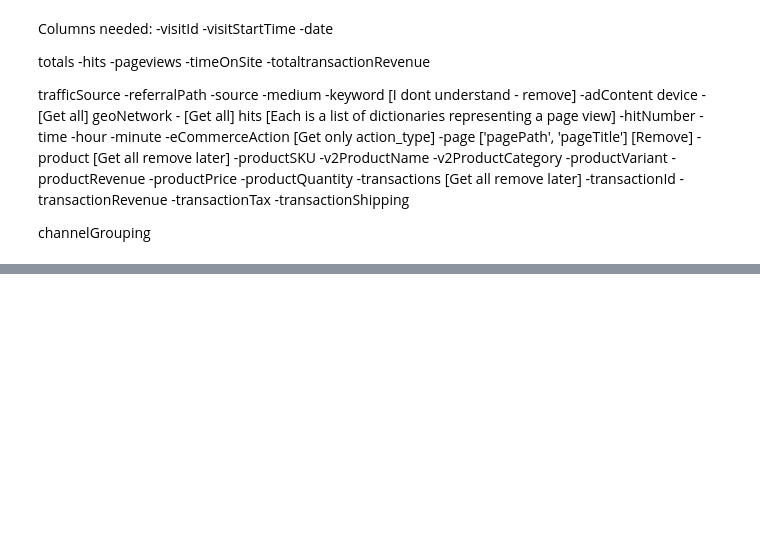
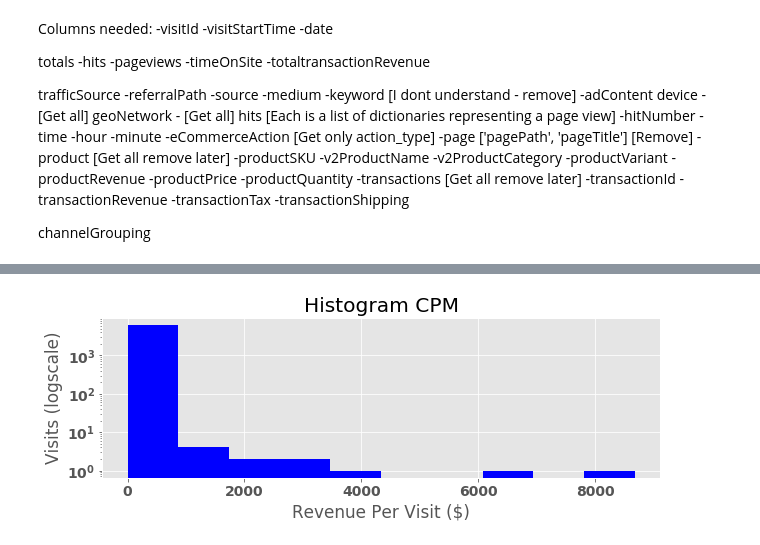
Before and after one commit to cliff-cheng/Capstone1, a Jupyter notebook: Ecommerce.ipynb, the cells around one changed output, grey strips where cells are left out. Drawn from its saved outputs; the diff is of its cells as text; code cells hidden in the pictures; blank space fills up the shorter version.

```diff
--- a/Ecommerce.ipynb
+++ b/Ecommerce.ipynb
@@ -451,0 +530,2 @@ ratios_barchart(df, 'operatingsystem', .02, 'Operating System Ratios')
+# %%
+cpm = purchase01_clean(df_cpm, 'totalrevenue')
@@ -451,0 +555,17 @@ ratios_barchart(df, 'operatingsystem', .02, 'Operating System Ratios')
+# %%
+a = cpm.totalrevenue
+fig = plt.figure(figsize=(10,10))
+ax = fig.add_subplot(3, 1, 1)
+
+line = ax.hist(a, color='blue', lw=2)
+
+ax.set_title('Histogram CPM')
+ax.set_xlabel('Revenue Per Visit ($)')
+ax.set_ylabel('Visits (logscale)')
+
+ax.set_yscale('log')
+
+
+plt.show()
+# %% [output]
+[figure, added]
```
Also changed, not shown: parts of 37 cells of this notebook, 1 other file.
